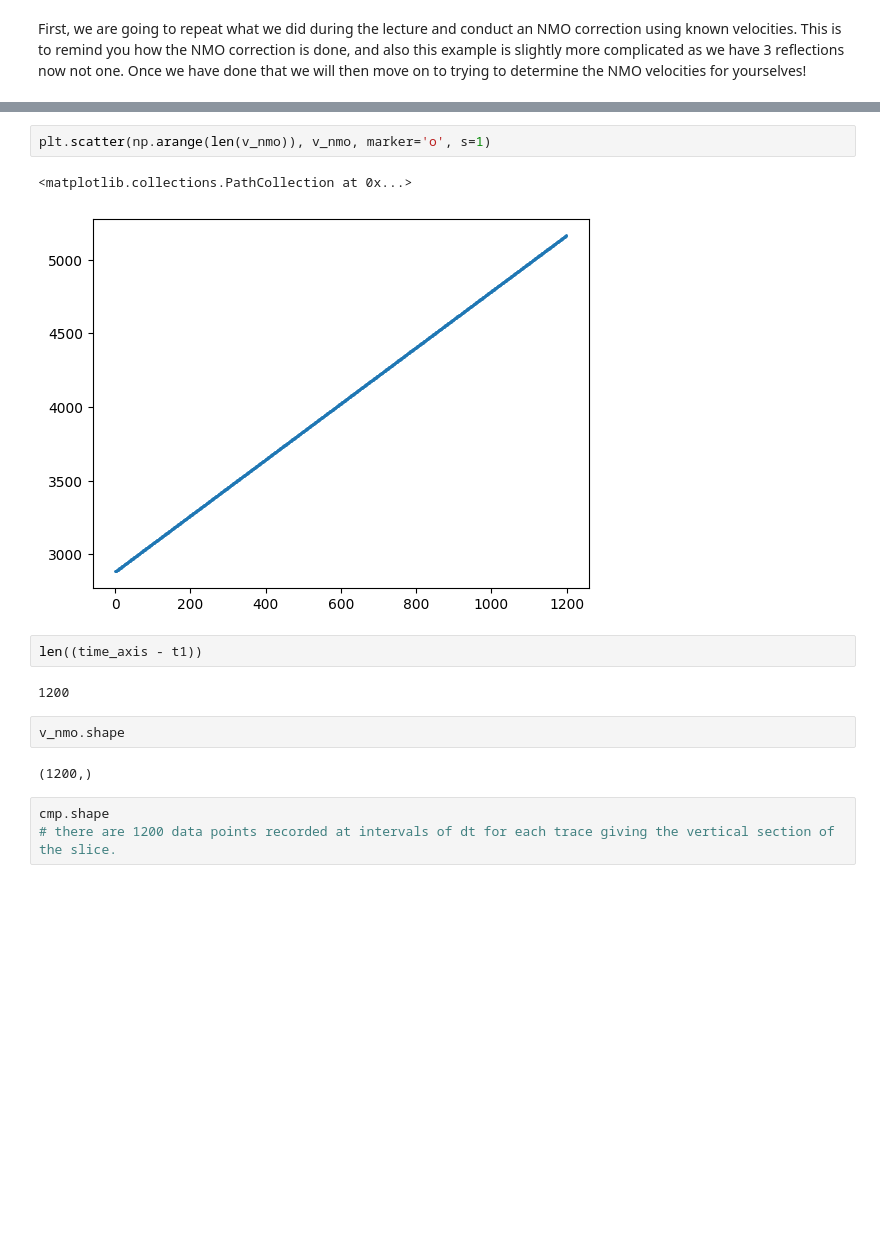
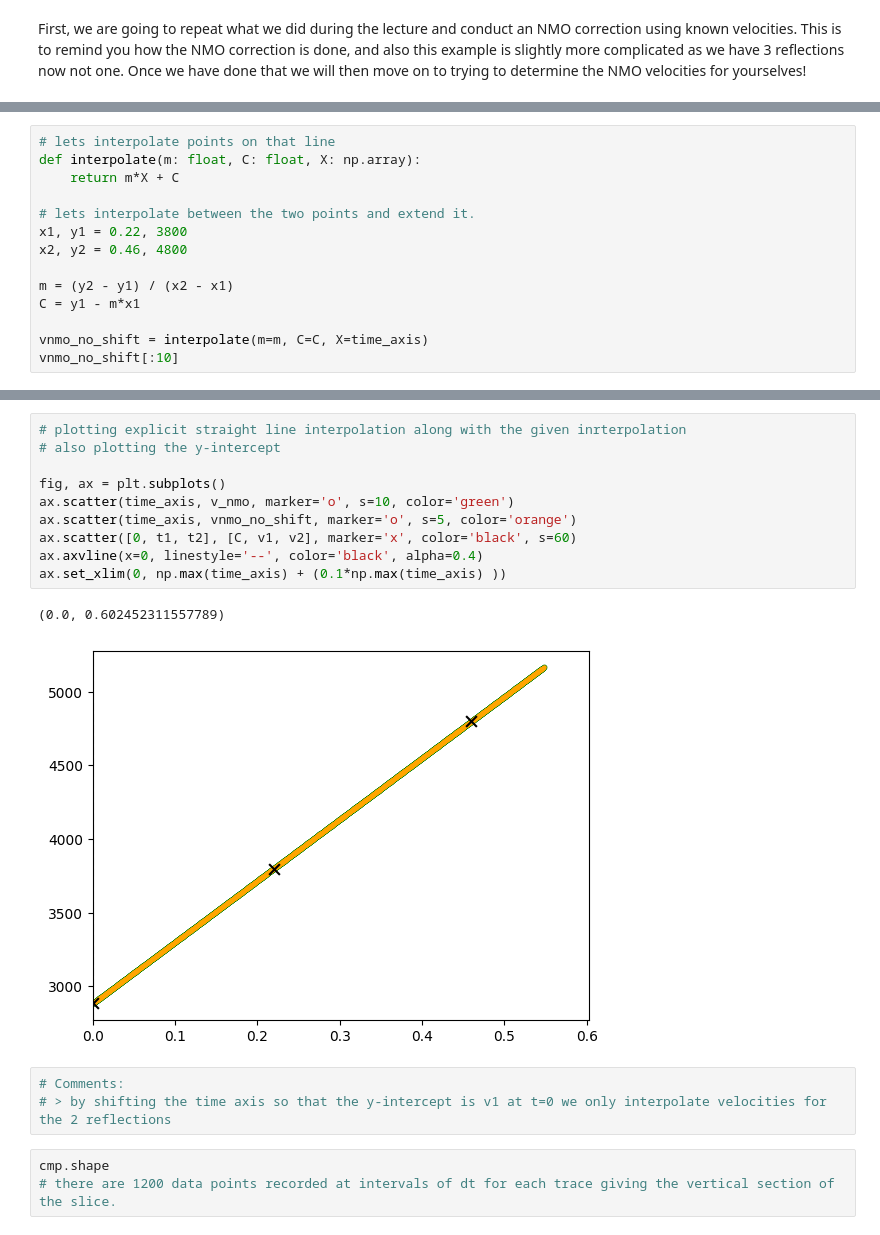
Before and after one commit to edsml-ds423/edsml-environmental-data, a Jupyter notebook: seismic_materials/Exercises/Day1/Ex2.ipynb, the cells around one changed output, grey strips where cells are left out. Drawn from its saved outputs; the diff is of its cells as text; blank space fills up the shorter version.

Commit message:
fixing EX2 NB (eq staight line stuff)

```diff
--- a/seismic_materials/Exercises/Day1/Ex2.ipynb
+++ b/seismic_materials/Exercises/Day1/Ex2.ipynb
@@ -127,0 +128,14 @@ v_nmo, len(v_nmo)
+# %%
+# lets interpolate points on that line
+def interpolate(m: float, C: float, X: np.array):
+    return m*X + C
+
+# lets interpolate between the two points and extend it.
+x1, y1 = 0.22, 3800
+x2, y2 = 0.46, 4800
+
+m = (y2 - y1) / (x2 - x1)
+C = y1 - m*x1
+
+vnmo_no_shift = interpolate(m=m, C=C, X=time_axis)
+vnmo_no_shift[:10]
@@ -128,16 +166,19 @@ v_nmo, len(v_nmo)
 # %%
-plt.scatter(np.arange(len(v_nmo)), v_nmo, marker='o', s=1)
+# plotting explicit straight line interpolation along with the given inrterpolation
+# also plotting the y-intercept
+
+fig, ax = plt.subplots()
+ax.scatter(time_axis, v_nmo, marker='o', s=10, color='green')
+ax.scatter(time_axis, vnmo_no_shift, marker='o', s=5, color='orange')
+ax.scatter([0, t1, t2], [C, v1, v2], marker='x', color='black', s=60)
+ax.axvline(x=0, linestyle='--', color='black', alpha=0.4)
+ax.set_xlim(0, np.max(time_axis) + (0.1*np.max(time_axis) ))
 # %% [output]
-<matplotlib.collections.PathCollection at 0x...>
+(0.0, 0.602452311557789)
-[figure, old version]
+[figure, new version]
-# %%
-len((time_axis - t1))
-# %% [output]
-1200
-# %%
-v_nmo.shape
-# %% [output]
-(1200,)
+# %%
+# Comments:
+# > by shifting the time axis so that the y-intercept is v1 at t=0 we only interpolate velocities for the 2 reflections
 # %%
 cmp.shape
 # there are 1200 data points recorded at intervals of dt for each trace giving the vertical section of the slice.
```
Also changed, not shown: parts of 12 cells of this notebook.
